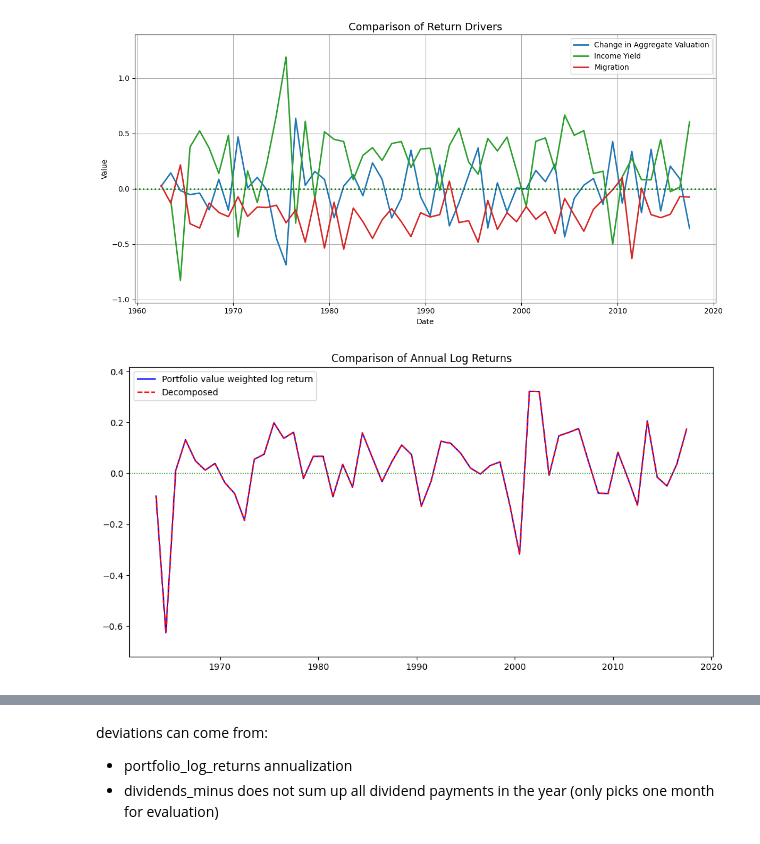
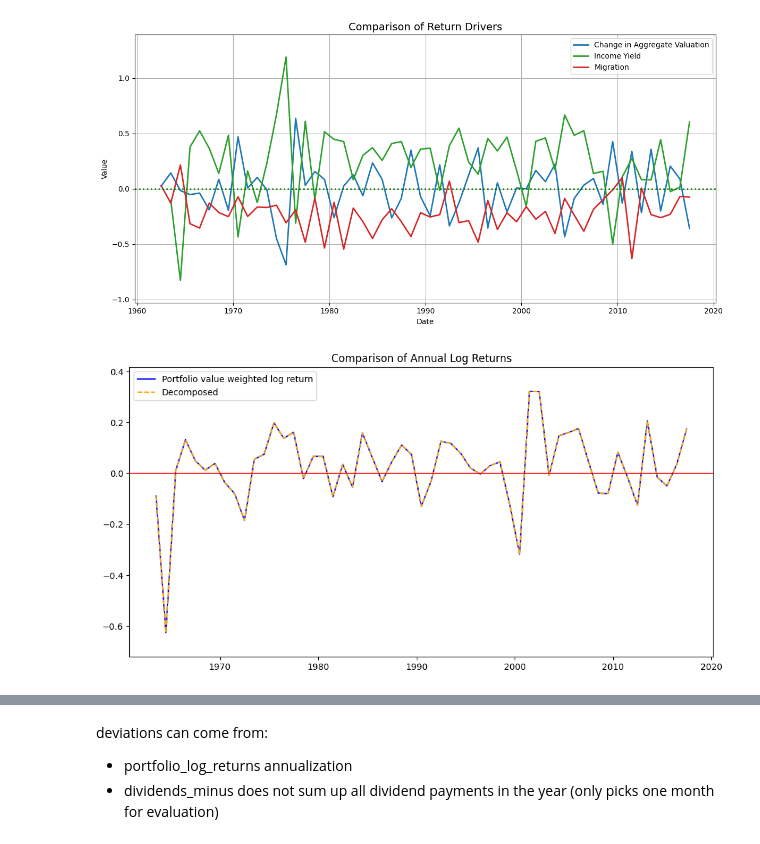
Before and after one commit to justusschenk/valueinvesting, a Jupyter notebook: Portfolio-composition.ipynb, the cells around one changed output, grey strips where cells are left out. Drawn from its saved outputs; the diff is of its cells as text; code cells hidden in the pictures.

```diff
--- a/Portfolio-composition.ipynb
+++ b/Portfolio-composition.ipynb
@@ -1897,12 +1866,12 @@ plt.show()
 # %%
 #Plot Return Comparios
 plt.figure(figsize=(12, 6))
 plt.plot(ccret.index, ccret, label="Portfolio value weighted log return", color="blue")
-plt.plot(return_decomposition.index, return_decomposition, label="Decomposed", linestyle='--', color="red")
-plt.axhline(0, color='green', linewidth=1, linestyle=':')  # optional: add visible 0 line
+plt.plot(return_decomposition.index, return_decomposition, label="Decomposed", linestyle='--', color="orange")
+plt.axhline(0, color='red', linewidth=1, linestyle='-')  # optional: add visible 0 line
 plt.margins(y=0.1)
 plt.legend()
 plt.title("Comparison of Annual Log Returns")
 plt.show()
 # %% [output]
-[figure, old version]
+[figure, new version]
```
Also changed, not shown: parts of 7 cells of this notebook.
